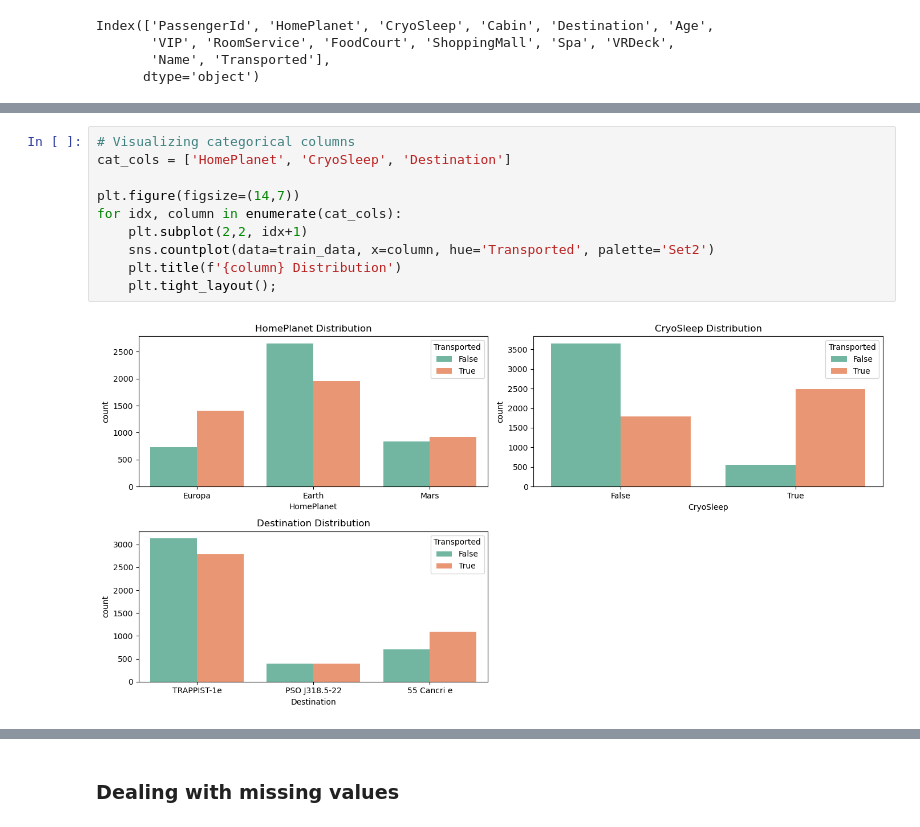
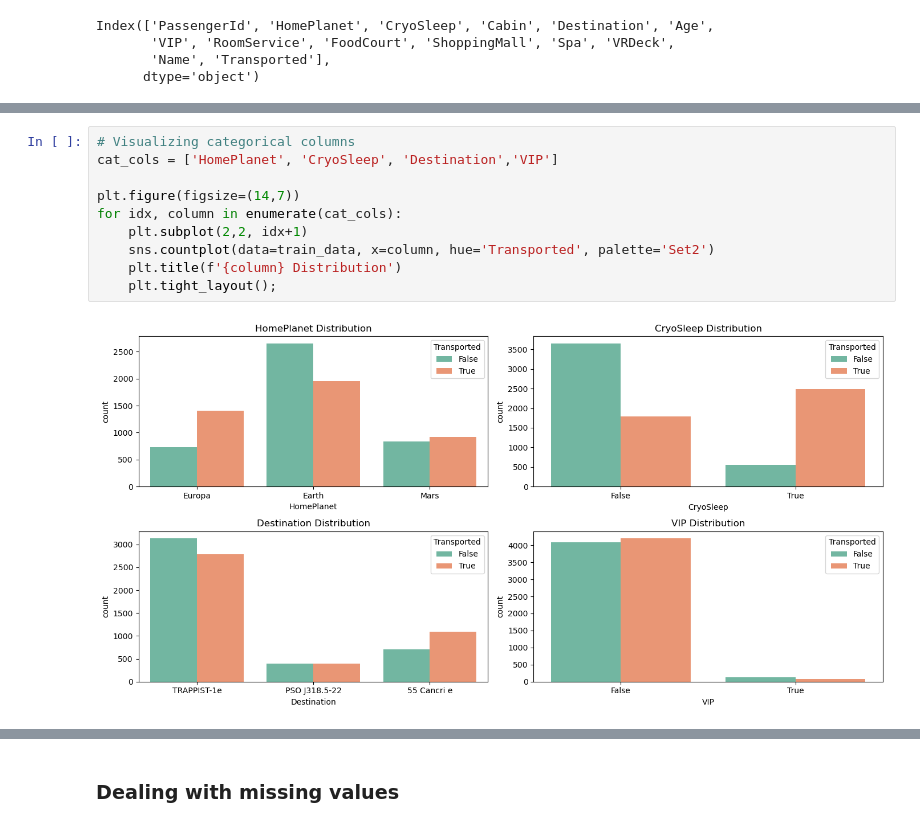
Before and after one commit to Emilly-Njue/Spaceship-Titanic, a Jupyter notebook: spaceship.ipynb, the cells around one changed output, grey strips where cells are left out. Saved outputs shown, nothing was run; the diff lists cells and outputs as text.

```diff
--- a/spaceship.ipynb
+++ b/spaceship.ipynb
@@ -252,12 +226,12 @@ train_data
 # %%
 # Visualizing categorical columns
-cat_cols = ['HomePlanet', 'CryoSleep', 'Destination']
+cat_cols = ['HomePlanet', 'CryoSleep', 'Destination','VIP']
 
 plt.figure(figsize=(14,7))
 for idx, column in enumerate(cat_cols):
     plt.subplot(2,2, idx+1)
     sns.countplot(data=train_data, x=column, hue='Transported', palette='Set2')
     plt.title(f'{column} Distribution')
     plt.tight_layout();
 # %% [output]
-[figure, old version]
+[figure, new version]
```
Also changed, not shown: parts of 11 cells of this notebook.
